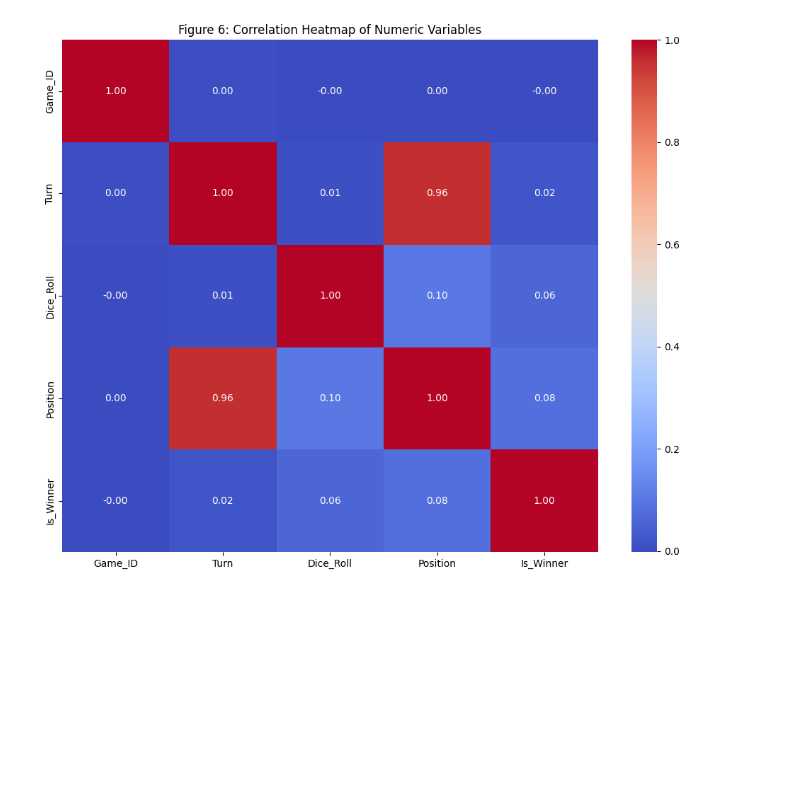
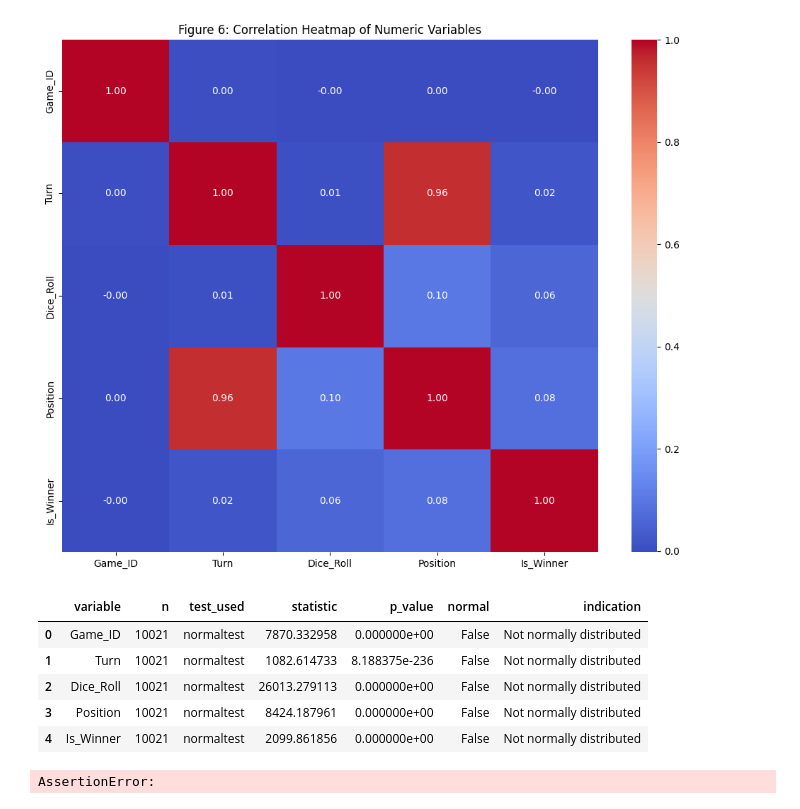
Before and after one commit to chizoalban2003-beep/Ludometrics-AI-Ethics, a Jupyter notebook: jupyter_notebooks/Ludo_EDA.ipynb, the cells around one changed output. Saved outputs shown, nothing was run; the diff lists cells and outputs as text; code cells hidden in the pictures; blank space fills up the shorter version.

Commit message:
Normality tests: Shapiro  and normaltest(N > 5000)

```diff
--- a/jupyter_notebooks/Ludo_EDA.ipynb
+++ b/jupyter_notebooks/Ludo_EDA.ipynb
@@ -129,3 +132,82 @@ plt.tight_layout()
 plt.show()
 # %% [output]
 [figure]
+# %%
+# Tests for normality of numeric variables with automatic method switch from shapiro to normaltest(n > 5000), alpha=0.05
+normality_rows = []
+alpha = 0.05
+
+for col in df_num.columns:
+    series = df_num[col].dropna()
+    method = 'normaltest' if len(series) > 5000 else 'shapiro'
+    result = pg.normality(series, method=method, alpha=alpha)
+
+    p_value = result['pval'].iloc[0]
+    is_normal = bool(result['normal'].iloc[0])
+    normality_rows.append({
+        'variable': col,
+        'n': len(series),
+        'test_used': method,
+        'statistic': result.iloc[0, 0],
+        'p_value': p_value,
+        'normal': is_normal,
+        'indication': 'Normally distributed' if is_normal else 'Not normally distributed',
+    })
+
+normality_df = pd.DataFrame(normality_rows)
+normality_df
+# %% [output]
+|  | variable | n | test_used | statistic | p_value | normal | indication |
+| 0 | Game_ID | 10021 | normaltest | 7870.332958 | 0.000000e+00 | False | Not normally distributed |
+| 1 | Turn | 10021 | normaltest | 1082.614733 | 8.188375e-236 | False | Not normally distributed |
+| 2 | Dice_Roll | 10021 | normaltest | 26013.279113 | 0.000000e+00 | False | Not normally distributed |
+| 3 | Position | 10021 | normaltest | 8424.187961 | 0.000000e+00 | False | Not normally distributed |
+| 4 | Is_Winner | 10021 | normaltest | 2099.861856 | 0.000000e+00 | False | Not normally distributed |
+# %%
+# Tests for normality of numeric variables within each category level, alpha=0.05
+grouped_normality_rows = []
+alpha = 0.05
+
+for cat_col in df_cat.columns:
+    for num_col in df_num.columns:
+        subset = df[[cat_col, num_col]].dropna()
+        for group_name, group_df in subset.groupby(cat_col):
+            series = group_df[num_col]
+            n = len(series)
+
+            if n < 3:
+                grouped_normality_rows.append({
+                    'categorical_variable': cat_col,
+                    'category': group_name,
+                    'numeric_variable': num_col,
+                    'n': n,
+                    'test_used': None,
+                    'statistic': np.nan,
+                    'p_value': np.nan,
+                    'normal': False,
+                    'indication': 'Insufficient sample size (n < 3)'
+                })
+                continue
+
+            method = 'normaltest' if n > 5000 else 'shapiro'
+            result = pg.normality(series, method=method, alpha=alpha)
+
+            p_value = result['pval'].iloc[0]
+            is_normal = bool(result['normal'].iloc[0])
+
+            grouped_normality_rows.append({
+                'categorical_variable': cat_col,
+                'category': group_name,
+                'numeric_variable': num_col,
+                'n': n,
+                'test_used': method,
+                'statistic': result.iloc[0, 0],
+                'p_value': p_value,
+                'normal': is_normal,
+                'indication': 'Normally distributed' if is_normal else 'Not normally distributed'
+            })
+
+grouped_normality_df = pd.DataFrame(grouped_normality_rows)
+grouped_normality_df
+# %% [output]
+AssertionError:
```
Also changed, not shown: parts of 2 cells of this notebook, 1 other file.
